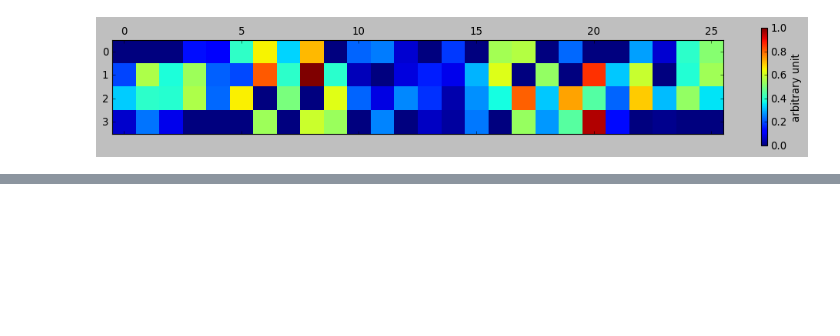
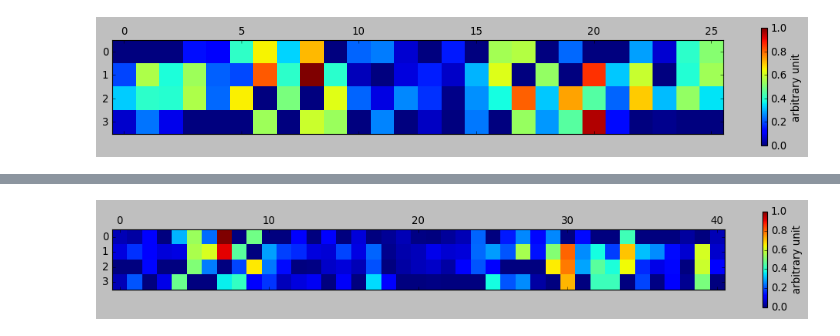
Before and after one commit to Chenovski/MSGI2023, a Jupyter notebook: 230718_opt.ipynb, the cells around one changed output, grey strips where cells are left out. Drawn from its saved outputs; the diff is of its cells as text; code cells hidden in the pictures; blank space fills up the shorter version.

```diff
--- a/230718_opt.ipynb
+++ b/230718_opt.ipynb
@@ -200,0 +245,14 @@ plt.show()
+# %%
+theta1 = - np.transpose(np.reshape(theta1_np[1:],(n1,4)))
+# %%
+for i in range(n1):
+    theta1[:,i] -= min(theta1[:,i])
+# %%
+theta1 = theta1/theta1.max()
+# %%
+plt.matshow(theta1)
+plt.colorbar(label='arbitrary unit')
+plt.style.use('classic')
+plt.show()
+# %% [output]
+[figure, added]
```
Also changed, not shown: parts of 33 cells of this notebook.
